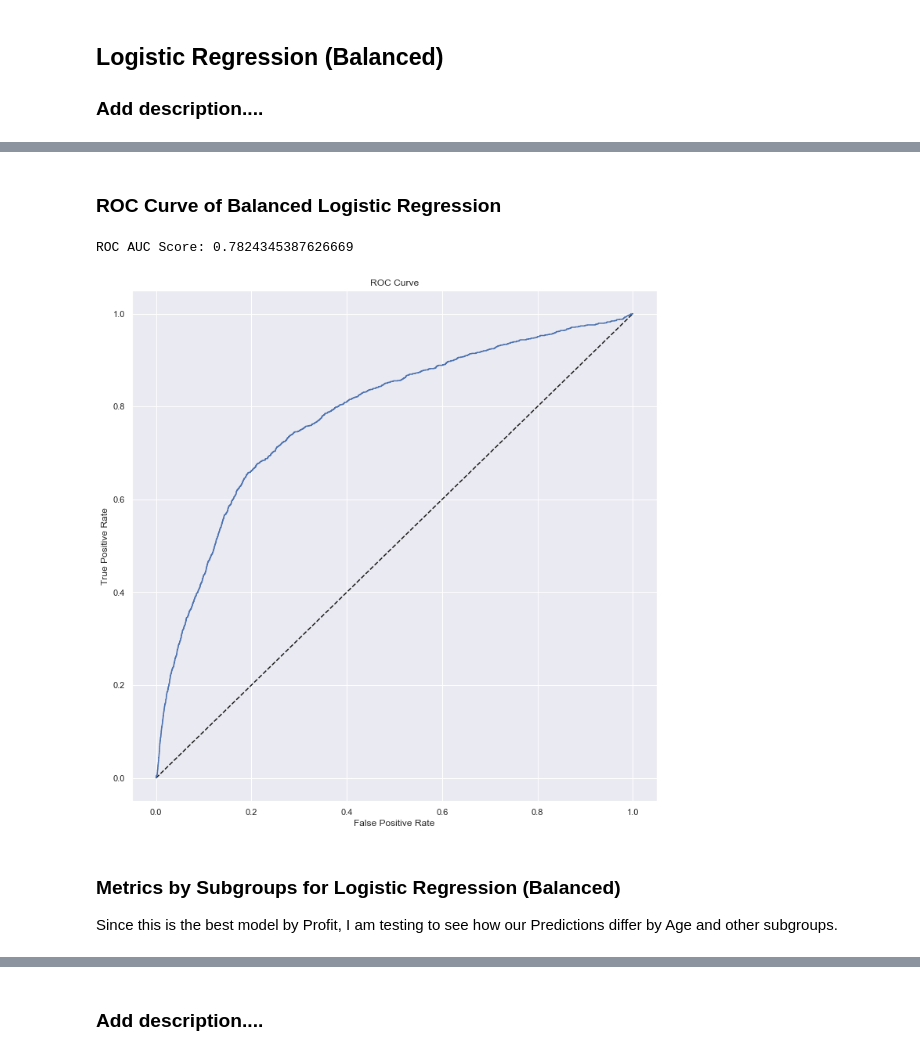
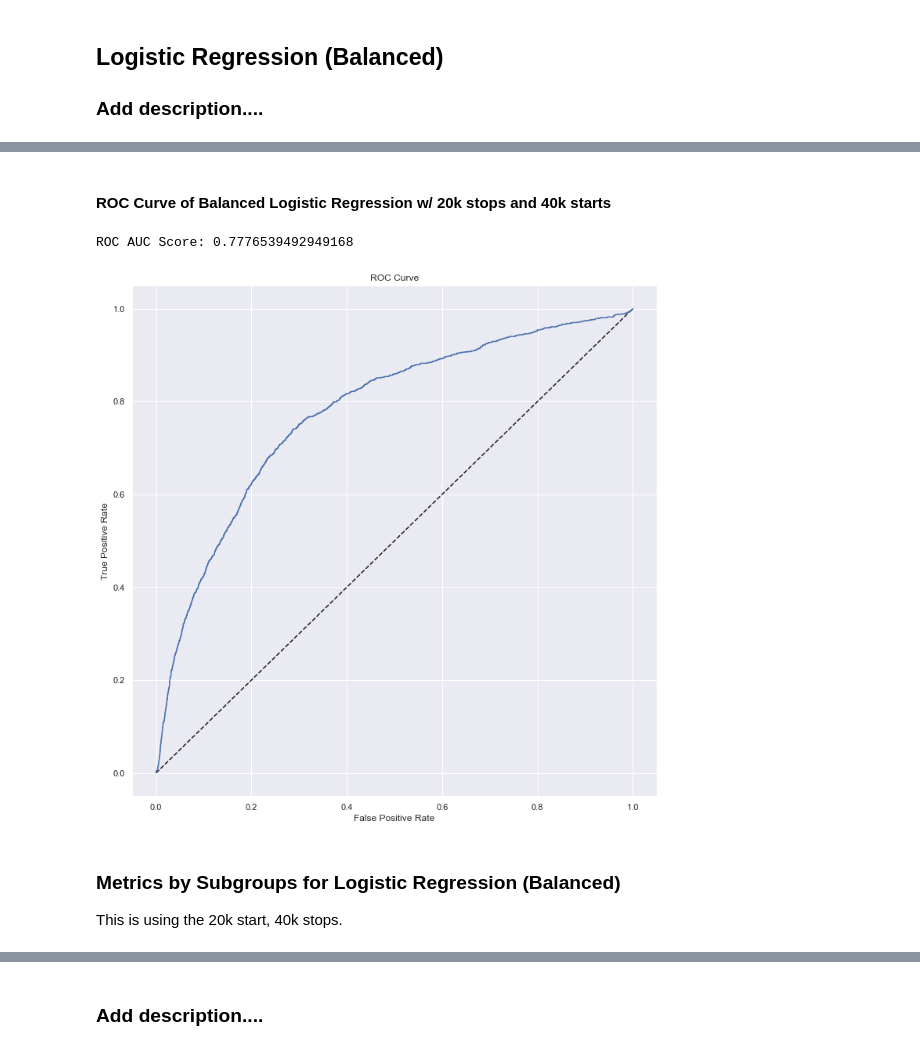
Before and after one commit to brocknosbisch/Springboard_Capstone_2, a Jupyter notebook: Chapter_5_Capstone_2_Machine_Learning.ipynb, the cells around one changed output, grey strips where cells are left out. Drawn from its saved outputs; the diff is of its cells as text; code cells hidden in the pictures.

```diff
--- a/Chapter_5_Capstone_2_Machine_Learning.ipynb
+++ b/Chapter_5_Capstone_2_Machine_Learning.ipynb
@@ -352,7 +570,7 @@ n_CV = 5
 
 logreg = LogisticRegression(solver='liblinear') # Create the classifier
 
-print_cv_scores(logreg, X_test, y_test, savings_scorer, n_CV, -1) # Print cross_val_score using custom scoring
+print_cv_scores(logreg, X_test_2, y_test_2, savings_scorer, n_CV, -1) # Print cross_val_score using custom scoring
 
 penalty = ['l1', 'l2'] # regularization penablty space
 # C = np.logspace(0, 4, 10) # regularization hyperparameter space
@@ -363,10 +581,10 @@ param_grid = dict(C=C, penalty=penalty)
 # logreg_cv = GridSearchCV(logreg, param_grid, cv=n_CV, scoring=savings_scorer, n_jobs=-1) # 5 fold
 logreg_cv = GridSearchCV(logreg, param_grid, cv=n_CV, scoring=savings_scorer, n_jobs=-1) # 5 fold
 
-logreg_cv.fit(X_train, y_train) # Fit the classifier to the training data
+logreg_cv.fit(X_r3, y_r3) # Fit the classifier to the training data
 
-y_pred = logreg_cv.predict(X_test) # Predict the labels of the test set
+y_pred = logreg_cv.predict(X_test_2) # Predict the labels of the test set
 
-print_stats(y_test, y_pred)
+print_stats(y_test_2, y_pred)
 # %% [output]
 CV Scores:
@@ -447,0 +698,23 @@ Total Savings: -175350.0
+# %%
+# Cross Validation w/ Balance
+n_CV = 10
+
+penalty = ['l1', 'l2'] # regularization penablty space
+C = np.logspace(0, 4, 3) # regularization hyperparameter space
+param_grid = dict(C=C, penalty=penalty)
+
+logreg = LogisticRegression(solver='liblinear', class_weight='balanced') # Create the classifier
+
+logreg_cv = GridSearchCV(logreg, param_grid, cv=n_CV, scoring=savings_scorer, n_jobs=-1) # 5 fold
+
+logreg_cv.fit(X_r3, y_r3) # Fit the classifier to the training data
+
+print(logreg_cv.best_estimator_)
+print()
+print(logreg_cv.best_params_)
+
+print_cv_scores(logreg, X_r3, y_r3, savings_scorer, n_CV, -1) # Print cross_val_score using custom scoring on training data.
+
+y_pred = logreg_cv.predict(X_test_2) # Predict the labels of the test set
+
+print_stats(y_test_2, y_pred)
@@ -448,27 +739,29 @@ Total Savings: -175350.0
 # %% [markdown]
-### ROC Curve of Balanced Logistic Regression
+#### ROC Curve of Balanced Logistic Regression w/ 20k stops and 40k starts
 # %%
 # ROC Curve
-y_pred_prob = logreg_bal.predict_proba(X_test)[:,1]
+logreg.fit(X_r3, y_r3) # Fit the classifier to the training data
 
-auc_score = roc_auc_score(y_test, y_pred_prob)
+y_pred_prob = logreg.predict_proba(X_test_2)[:,1]
+
+auc_score = roc_auc_score(y_test_2, y_pred_prob)
 print('ROC AUC Score: ' + str(auc_score))
 print()
 
-fpr, tpr, thresholds = roc_curve(y_test, y_pred_prob) # False Positive, True Positive, Threshold
+fpr, tpr, thresholds = roc_curve(y_test_2, y_pred_prob) # False Positive, True Positive, Threshold
 
 plt.figure(figsize=(12,12))
 plt.plot([0,1], [0,1], 'k--')
 plt.plot(fpr, tpr)
 plt.xlabel('False Positive Rate')
 plt.ylabel('True Positive Rate')
 plt.title('ROC Curve')
 plt.show()
 # %% [output]
-ROC AUC Score: 0.7824345387626669
+ROC AUC Score: 0.7776539492949168
-[figure, old version]
+[figure, new version]
-# %% [markdown]
-### Metrics by Subgroups for Logistic Regression (Balanced)
-
-Since this is the best model by Profit, I am testing to see how our Predictions differ by Age and other subgroups.
+# %% [markdown]
+### Metrics by Subgroups for Logistic Regression (Balanced)
+
+This is using the 20k start, 40k stops.
 # %%
```
Also changed, not shown: parts of 97 cells of this notebook.
